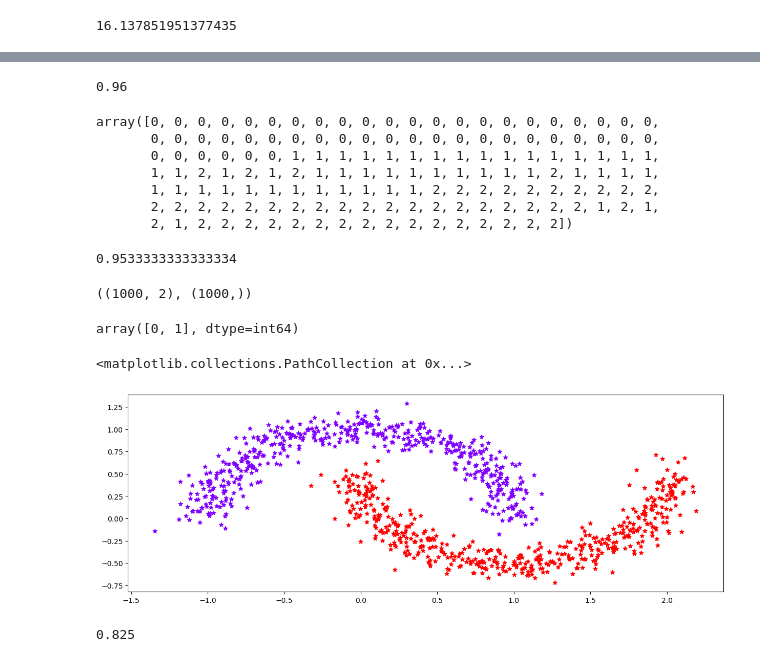
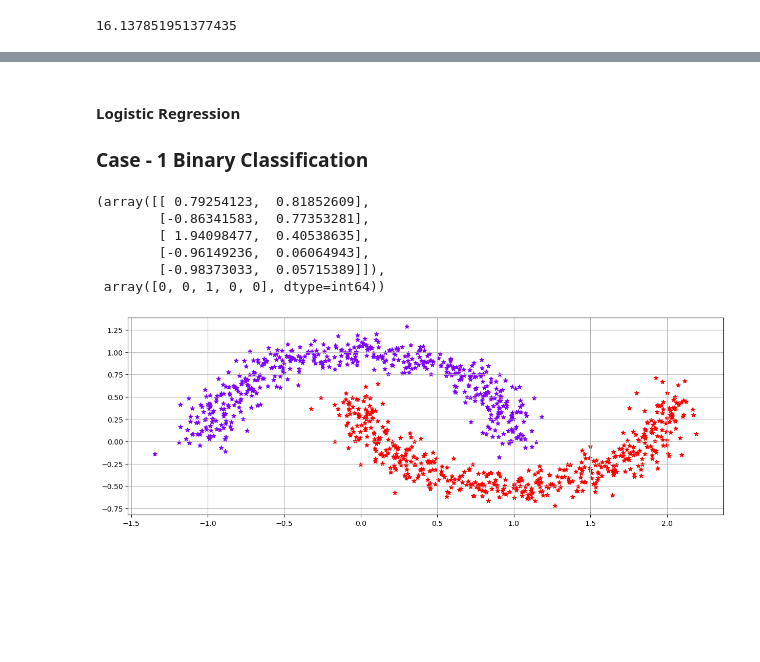
Before and after one commit to ojassannak/Machine_Learn, a Jupyter notebook: 03. linear and logistic regression.ipynb, the cells around one changed output, grey strips where cells are left out. Drawn from its saved outputs; the diff is of its cells as text; code cells hidden in the pictures; blank space fills up the shorter version.

```diff
--- a/03. linear and logistic regression.ipynb
+++ b/03. linear and logistic regression.ipynb
@@ -18,6 +18,9 @@ from sklearn.linear_model import LinearRegression, LogisticRegression
 # %%
 RANDOM_STATE = 24
 np.random.seed(RANDOM_STATE)
+
+NOISE = 0.1
+N_SAMPLES =1000
 # %%
 params = {
     'legend.fontsize': 'small',
@@ -217,6 +221,5 @@ mse
 ##columns_sels=['LSTAT','INDUS','NOX','PTRATIO','RM','TAX']
 ####change the column names and do it again
 # %%
-X, y = datasets.load_iris(return_X_y=True)
-X.shape, y.shape
+sns.heatmap(df.corr().abs(), annot=True)
 # %% [output]
@@ -424,46 +325,20 @@ x_err.shape
+# %% [markdown]
+<h4>Logistic Regression</h4>
+<H3>Case - 1 Binary Classification</H3>
 # %%
-(150-6)/150
+X , y = datasets.make_moons(  n_samples=N_SAMPLES,
+                                noise=NOISE,
+                                random_state=RANDOM_STATE)
+X[:5], y[:5]
 # %% [output]
-0.96
+(array([[ 0.79254123,  0.81852609],
+        [-0.86341583,  0.77353281],
+        [ 1.94098477,  0.40538635],
+        [-0.96149236,  0.06064943],
+        [-0.98373033,  0.05715389]]),
+ array([0, 0, 1, 0, 0], dtype=int64))
 # %%
-clf = MultinomialNB(alpha=0.1) #Instantiation
-
-clf.fit(iris_df, y) # fit the model
-y_pred = clf.predict(iris_df) #predictions
-y_pred
+plt.scatter(X[:,0], X[:,1], marker= '*', c =y, cmap=  CMAP)
+plt.grid(True)
 # %% [output]
-array([0, 0, 0, 0, 0, 0, 0, 0, 0, 0, 0, 0, 0, 0, 0, 0, 0, 0, 0, 0, 0, 0,
-       0, 0, 0, 0, 0, 0, 0, 0, 0, 0, 0, 0, 0, 0, 0, 0, 0, 0, 0, 0, 0, 0,
-       0, 0, 0, 0, 0, 0, 1, 1, 1, 1, 1, 1, 1, 1, 1, 1, 1, 1, 1, 1, 1, 1,
-       1, 1, 2, 1, 2, 1, 2, 1, 1, 1, 1, 1, 1, 1, 1, 1, 1, 2, 1, 1, 1, 1,
-       1, 1, 1, 1, 1, 1, 1, 1, 1, 1, 1, 1, 2, 2, 2, 2, 2, 2, 2, 2, 2, 2,
-       2, 2, 2, 2, 2, 2, 2, 2, 2, 2, 2, 2, 2, 2, 2, 2, 2, 2, 2, 1, 2, 1,
-       2, 1, 2, 2, 2, 2, 2, 2, 2, 2, 2, 2, 2, 2, 2, 2, 2, 2])
+[figure, added]
-# %%
-from sklearn.metrics import accuracy_score
-accuracy_score(y,y_pred)
-# %% [output]
-0.9533333333333334
-# %%
-X,y=datasets.make_moons(n_samples=1000,shuffle=True,noise=0.1,random_state=RANDOM_STATE)
-
-X.shape, y.shape
-# %% [output]
-((1000, 2), (1000,))
-# %%
-np.unique(y)
-# %% [output]
-array([0, 1], dtype=int64)
-# %%
-plt.scatter(X[:,0], X[:,1], c=y , marker='*', cmap=CMAP)
-# %% [output]
-<matplotlib.collections.PathCollection at 0x...>
-[figure, removed]
-# %%
-clf = BernoulliNB() #Instantiation
-
-clf.fit(X, y) # fit the model
-y_pred = clf.predict(X) #predictions
-accuracy_score(y, y_pred)
-# %% [output]
-0.825
```
Also changed, not shown: parts of 28 cells of this notebook, 2 other files.
